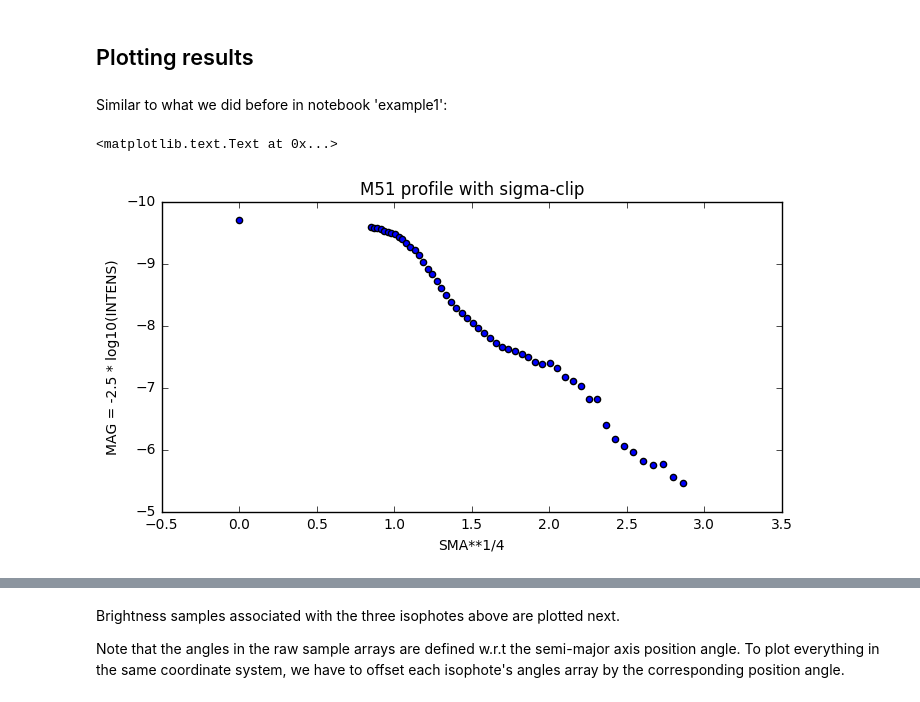
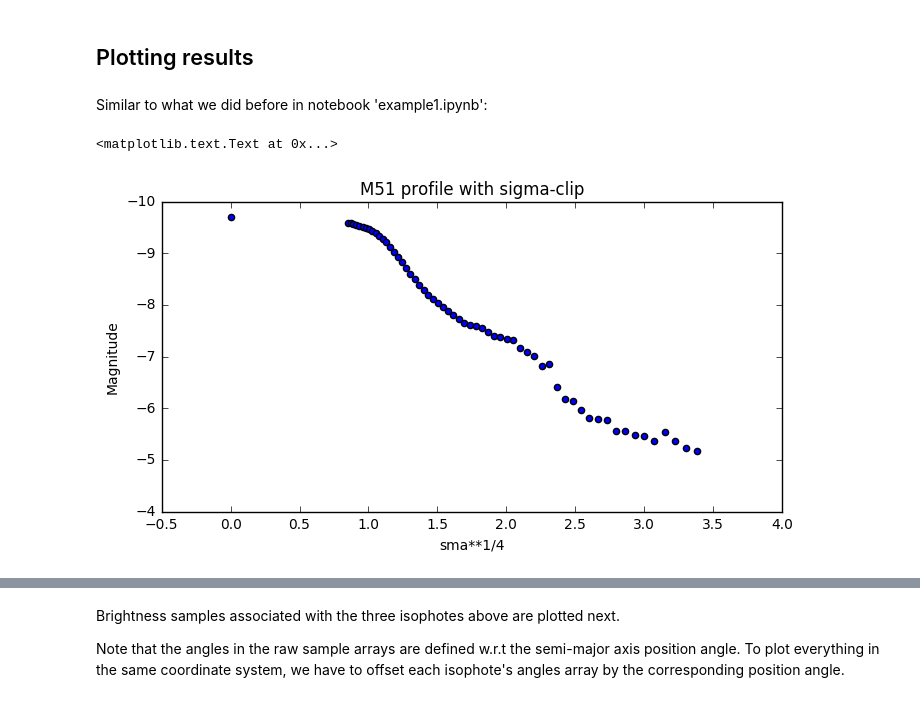
Before and after one commit to ibusko/isophote, a Jupyter notebook: docs/notebooks/example_sclip.ipynb, the cells around one changed output, grey strips where cells are left out. Cells and saved outputs as stored; diff of their text form; code cells hidden in the pictures.

Commit message:
Notebooks closing into final form.

```diff
--- a/docs/notebooks/example_sclip.ipynb
+++ b/docs/notebooks/example_sclip.ipynb
@@ -40,22 +40,22 @@ Note how the added stability provided by sigma-clipping allows the fit to procee
 # %% [markdown]
 ## Plotting results
 # %% [markdown]
-Similar to what we did before in notebook 'example1':
+Similar to what we did before in notebook 'example1.ipynb':
 # %%
 import numpy as np
 import matplotlib.pyplot as plt
 %matplotlib inline
 plt.rcParams['image.origin'] = 'lower'
 # %%
-plt.rcParams['figure.figsize'] = (8.0, 4.0)
+plt.figure(figsize=(8, 4))
 
 plt.scatter(isophote_list.sma**0.25, -2.5*np.log10(isophote_list.intens))
 
-plt.xlabel('SMA**1/4')
-plt.ylabel('MAG = -2.5 * log10(INTENS)')
+plt.xlabel('sma**1/4')
+plt.ylabel('Magnitude')
 plt.gca().invert_yaxis()
 plt.title("M51 profile with sigma-clip")
 # %% [output]
 <matplotlib.text.Text at 0x...>
-[figure, old version]
+[figure, new version]
 # %%
```
Also changed, not shown: parts of 7 cells of this notebook, 3 other files.
